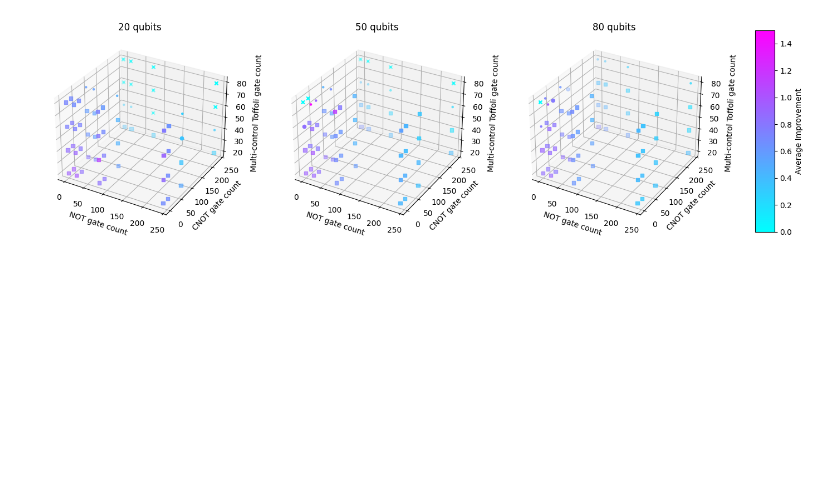
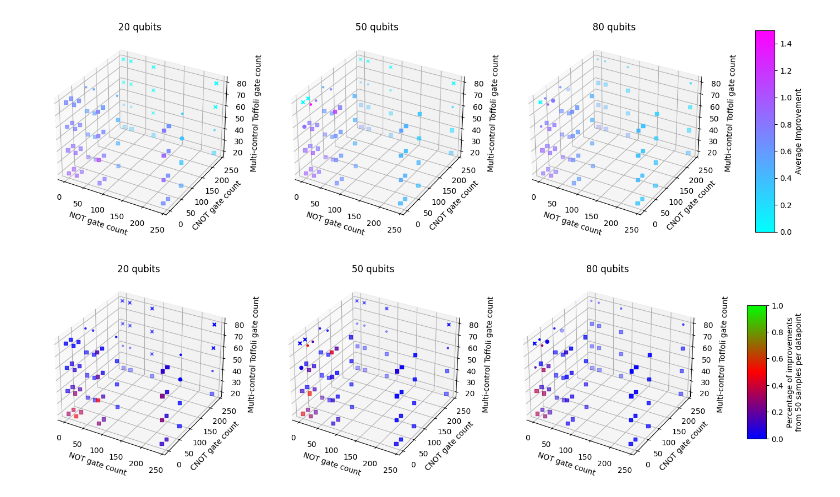
Before and after one commit to Tix3Dev/rand_multi_ctrl_toff_dense_qcirc_sim, a Jupyter notebook: circuit-runner/benchmark_eval.ipynb, the cells around one changed output. Saved outputs shown, nothing was run; the diff lists cells and outputs as text; code cells hidden in the pictures; blank space fills up the shorter version.

Commit message:
Added percentage of samples plot

```diff
--- a/circuit-runner/benchmark_eval.ipynb
+++ b/circuit-runner/benchmark_eval.ipynb
@@ -191,3 +204,85 @@ plt.tight_layout()
 plt.show()
 # %% [output]
 [figure]
+# %%
+norm = Normalize(vmin=0, vmax=1)
+cmap = 'brg'
+
+fig = plt.figure(figsize=(15, 6))
+gs = fig.add_gridspec(1, 4, width_ratios=[1, 1, 1, 0.1], wspace=0.3)
+
+not_cnt0, cnot_cnt0, tof_cnt_used0, average_improvement_terms0, relevance0 = np.array(list(zip(*data_qbit0_occur)))
+
+no_relevance_indices0 = (relevance0 == 0)
+low_relevance_indices0 = (relevance0 < 1/3)
+mid_relevance_indices0 = (1/3 <= relevance0) & (relevance0 < 2/3)
+high_relevance_indices0 = (relevance0 >= 2/3)
+
+ax1 = fig.add_subplot(gs[0], projection='3d')
+scatter1_1 = ax1.scatter(not_cnt0[no_relevance_indices0], cnot_cnt0[no_relevance_indices0], tof_cnt_used0[no_relevance_indices0],
+                         c=average_improvement_terms0[no_relevance_indices0], norm=norm, cmap=cmap, marker='x')
+scatter1_2 = ax1.scatter(not_cnt0[low_relevance_indices0], cnot_cnt0[low_relevance_indices0], tof_cnt_used0[low_relevance_indices0],
+                         c=average_improvement_terms0[low_relevance_indices0], norm=norm, cmap=cmap, marker='.')
+scatter1_3 = ax1.scatter(not_cnt0[mid_relevance_indices0], cnot_cnt0[mid_relevance_indices0], tof_cnt_used0[mid_relevance_indices0],
+                         c=average_improvement_terms0[mid_relevance_indices0], norm=norm, cmap=cmap, marker='o')
+scatter1_4 = ax1.scatter(not_cnt0[high_relevance_indices0], cnot_cnt0[high_relevance_indices0], tof_cnt_used0[high_relevance_indices0],
+                         c=average_improvement_terms0[high_relevance_indices0], norm=norm, cmap=cmap, marker=',')
+ax1.set_title('20 qubits')
+
+
+not_cnt1, cnot_cnt1, tof_cnt_used1, average_improvement_terms1, relevance1 = np.array(list(zip(*data_qbit1_occur)))
+
+no_relevance_indices1 = (relevance1 == 0)
+low_relevance_indices1 = (relevance1 < 1/3)
+mid_relevance_indices1 = (1/3 <= relevance1) & (relevance1 < 2/3)
+high_relevance_indices1 = (relevance1 >= 2/3)
+
+ax2 = fig.add_subplot(gs[1], projection='3d')
+scatter2_1 = ax2.scatter(not_cnt1[no_relevance_indices1], cnot_cnt1[no_relevance_indices1], tof_cnt_used1[no_relevance_indices1],
+                         c=average_improvement_terms1[no_relevance_indices1], norm=norm, cmap=cmap, marker='x')
+scatter2_2 = ax2.scatter(not_cnt1[low_relevance_indices1], cnot_cnt1[low_relevance_indices1], tof_cnt_used1[low_relevance_indices1],
+                         c=average_improvement_terms1[low_relevance_indices1], norm=norm, cmap=cmap, marker='.')
+scatter2_3 = ax2.scatter(not_cnt1[mid_relevance_indices1], cnot_cnt1[mid_relevance_indices1], tof_cnt_used1[mid_relevance_indices1],
+                         c=average_improvement_terms1[mid_relevance_indices1], norm=norm, cmap=cmap, marker='o')
+scatter2_4 = ax2.scatter(not_cnt1[high_relevance_indices1], cnot_cnt1[high_relevance_indices1], tof_cnt_used1[high_relevance_indices1],
+                         c=average_improvement_terms1[high_relevance_indices1], norm=norm, cmap=cmap, marker=',')
+ax2.set_title('50 qubits')
+
+
+not_cnt2, cnot_cnt2, tof_cnt_used2, average_improvement_terms2, relevance2 = np.array(list(zip(*data_qbit2_occur)))
+
+no_relevance_indices2 = (relevance2 == 0)
+low_relevance_indices2 = (relevance2 < 1/3)
+mid_relevance_indices2 = (1/3 <= relevance2) & (relevance2 < 2/3)
+high_relevance_indices2 = (relevance2 >= 2/3)
+
+ax3 = fig.add_subplot(gs[2], projection='3d')
+scatter3_1 = ax3.scatter(not_cnt2[no_relevance_indices2], cnot_cnt2[no_relevance_indices2], tof_cnt_used2[no_relevance_indices2],
+                         c=average_improvement_terms2[no_relevance_indices2], norm=norm, cmap=cmap, marker='x')
+scatter3_2 = ax3.scatter(not_cnt2[low_relevance_indices2], cnot_cnt2[low_relevance_indices2], tof_cnt_used2[low_relevance_indices2],
+                         c=average_improvement_terms2[low_relevance_indices2], norm=norm, cmap=cmap, marker='.')
+scatter3_3 = ax3.scatter(not_cnt2[mid_relevance_indices2], cnot_cnt2[mid_relevance_indices2], tof_cnt_used2[mid_relevance_indices2],
+                         c=average_improvement_terms2[mid_relevance_indices2], norm=norm, cmap=cmap, marker='o')
+scatter3_4 = ax3.scatter(not_cnt2[high_relevance_indices2], cnot_cnt2[high_relevance_indices2], tof_cnt_used2[high_relevance_indices2],
+                         c=average_improvement_terms2[high_relevance_indices2], norm=norm, cmap=cmap, marker=',')
+ax3.set_title('80 qubits')
+
+
+for ax in [ax1, ax2, ax3]:
+    ax.set_xlabel('NOT gate count')
+    ax.set_ylabel('CNOT gate count')
+    ax.set_zlabel('Multi-control Toffoli gate count')
+
+# Add colorbar to the right of all subplots
+cax = fig.add_subplot(gs[3])  # Allocate the last column for colorbar
+sm = cm.ScalarMappable(cmap=cmap, norm=norm)
+sm.set_array([])
+cb = fig.colorbar(sm, cax=cax, label='Percentage of improvements\nfrom 50 samples per datapoint', orientation='vertical')
+
+cb.ax.set_aspect(7)
+
+plt.subplots_adjust(right=1.0)
+plt.tight_layout()
+plt.show()
+# %% [output]
+[figure, added]
```
Also changed, not shown: parts of 1 cell of this notebook, 2 other files.
